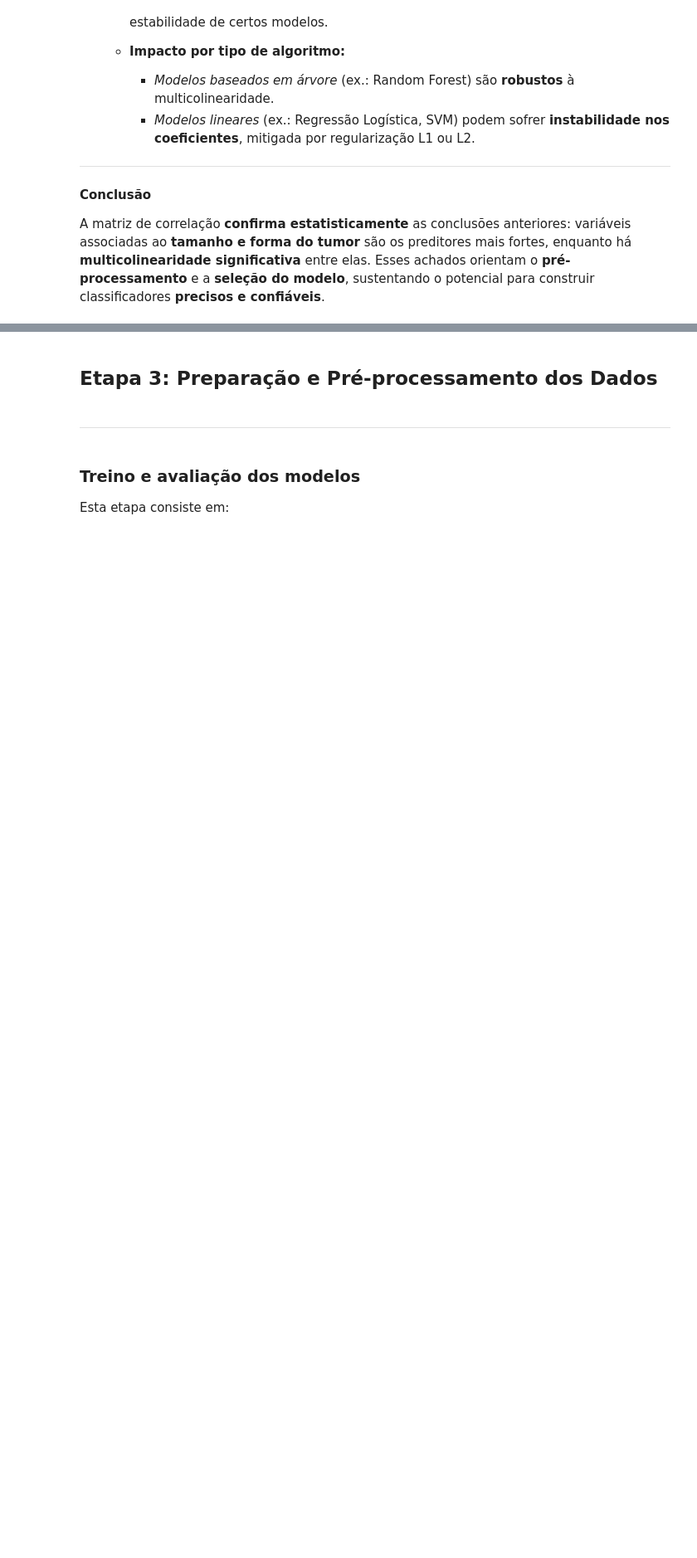
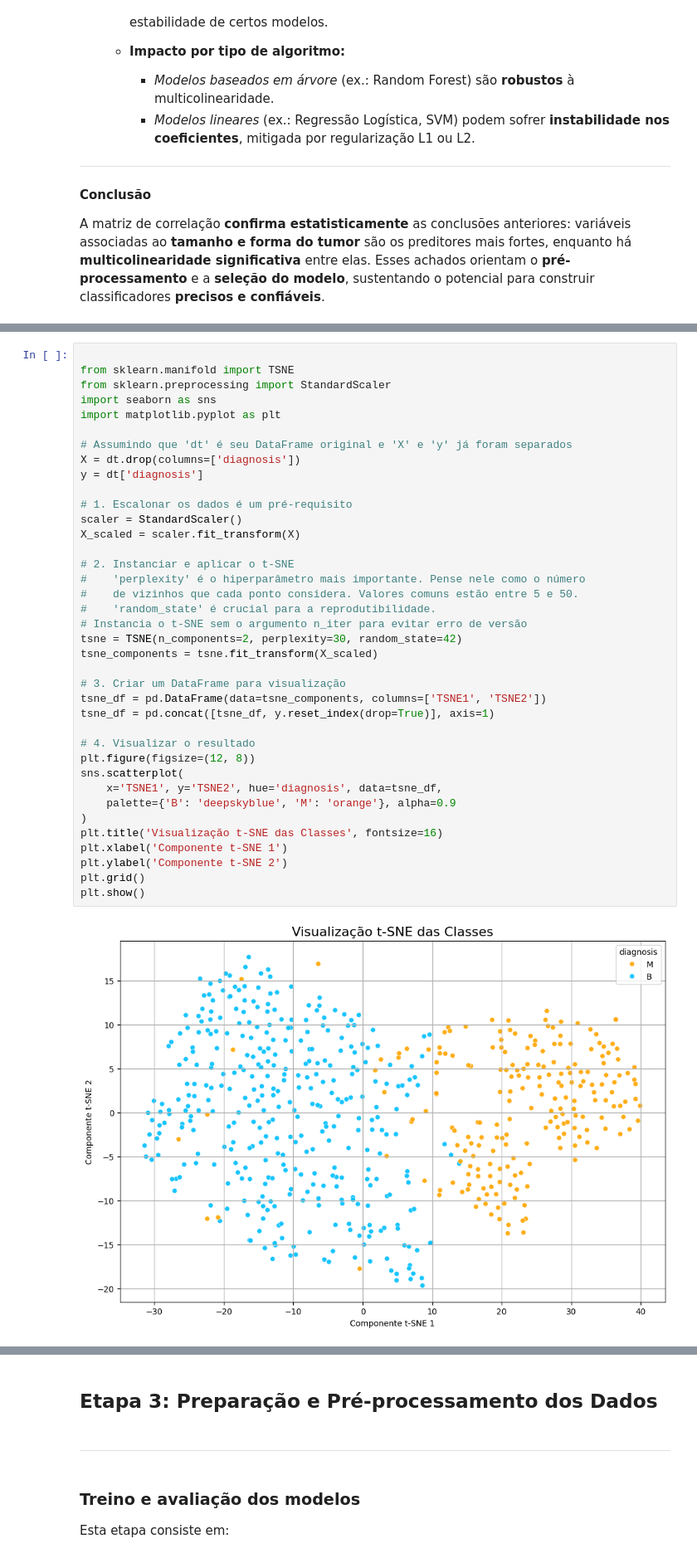
Before and after one commit to lincolngmc/caixaversogrupo5, a Jupyter notebook: ADA_projeto.ipynb, the cells around one changed output, grey strips where cells are left out. Shown at 83% size. Drawn from its saved outputs; the diff is of its cells as text; blank space fills up the shorter version.

```diff
--- a/ADA_projeto.ipynb
+++ b/ADA_projeto.ipynb
@@ -589,0 +755,40 @@ A matriz de correlação **confirma estatisticamente** as conclusões anteriores
+# %%
+
+from sklearn.manifold import TSNE
+from sklearn.preprocessing import StandardScaler
+import seaborn as sns
+import matplotlib.pyplot as plt
+
+# Assumindo que 'dt' é seu DataFrame original e 'X' e 'y' já foram separados
+X = dt.drop(columns=['diagnosis'])
+y = dt['diagnosis']
+
+# 1. Escalonar os dados é um pré-requisito
+scaler = StandardScaler()
+X_scaled = scaler.fit_transform(X)
+
+# 2. Instanciar e aplicar o t-SNE
+#    'perplexity' é o hiperparâmetro mais importante. Pense nele como o número
+#    de vizinhos que cada ponto considera. Valores comuns estão entre 5 e 50.
+#    'random_state' é crucial para a reprodutibilidade.
+# Instancia o t-SNE sem o argumento n_iter para evitar erro de versão
+tsne = TSNE(n_components=2, perplexity=30, random_state=42)
+tsne_components = tsne.fit_transform(X_scaled)
+
+# 3. Criar um DataFrame para visualização
+tsne_df = pd.DataFrame(data=tsne_components, columns=['TSNE1', 'TSNE2'])
+tsne_df = pd.concat([tsne_df, y.reset_index(drop=True)], axis=1)
+
+# 4. Visualizar o resultado
+plt.figure(figsize=(12, 8))
+sns.scatterplot(
+    x='TSNE1', y='TSNE2', hue='diagnosis', data=tsne_df,
+    palette={'B': 'deepskyblue', 'M': 'orange'}, alpha=0.9
+)
+plt.title('Visualização t-SNE das Classes', fontsize=16)
+plt.xlabel('Componente t-SNE 1')
+plt.ylabel('Componente t-SNE 2')
+plt.grid()
+plt.show()
+# %% [output]
+[figure, added]
```
Also changed, not shown: parts of 10 cells of this notebook, 1 other file.
